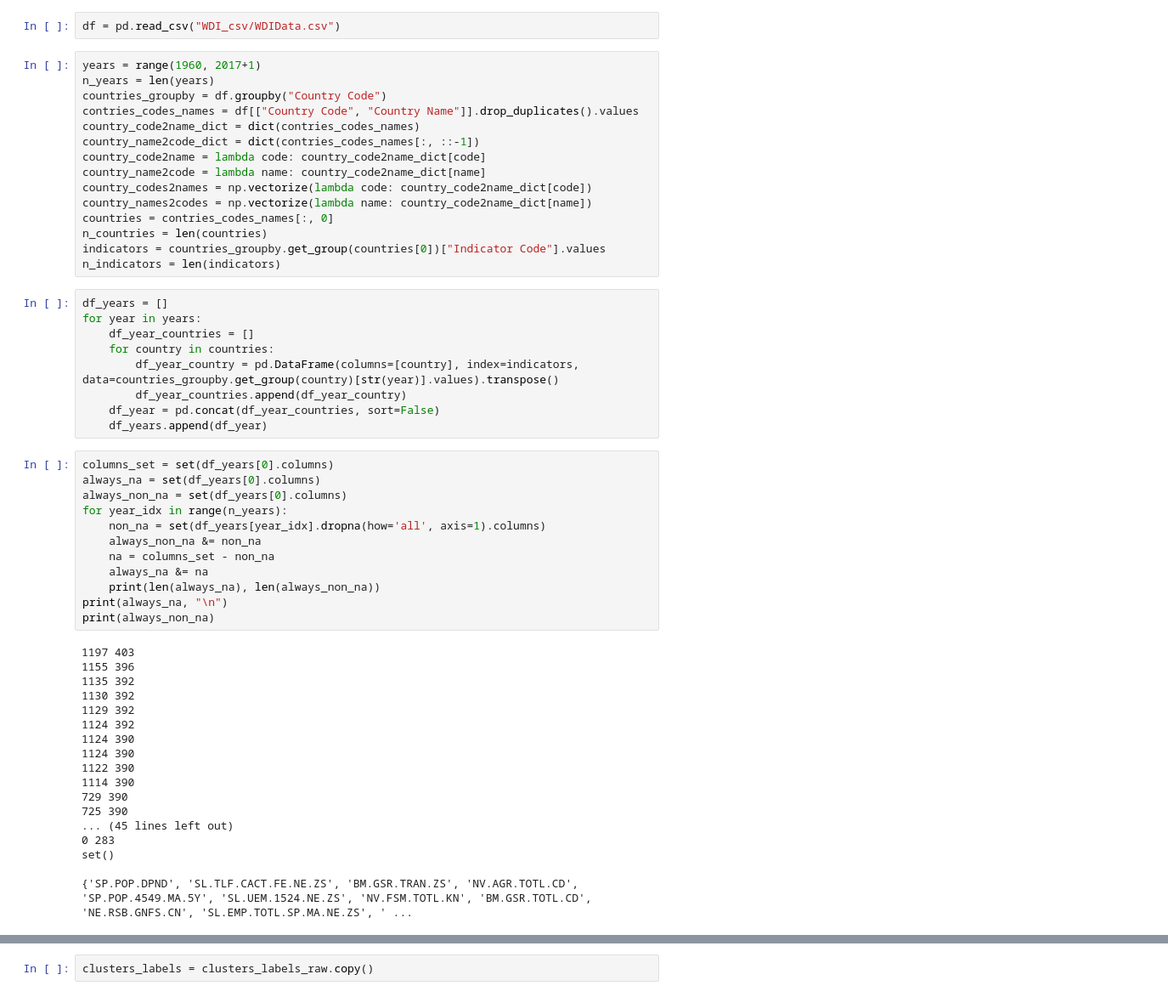
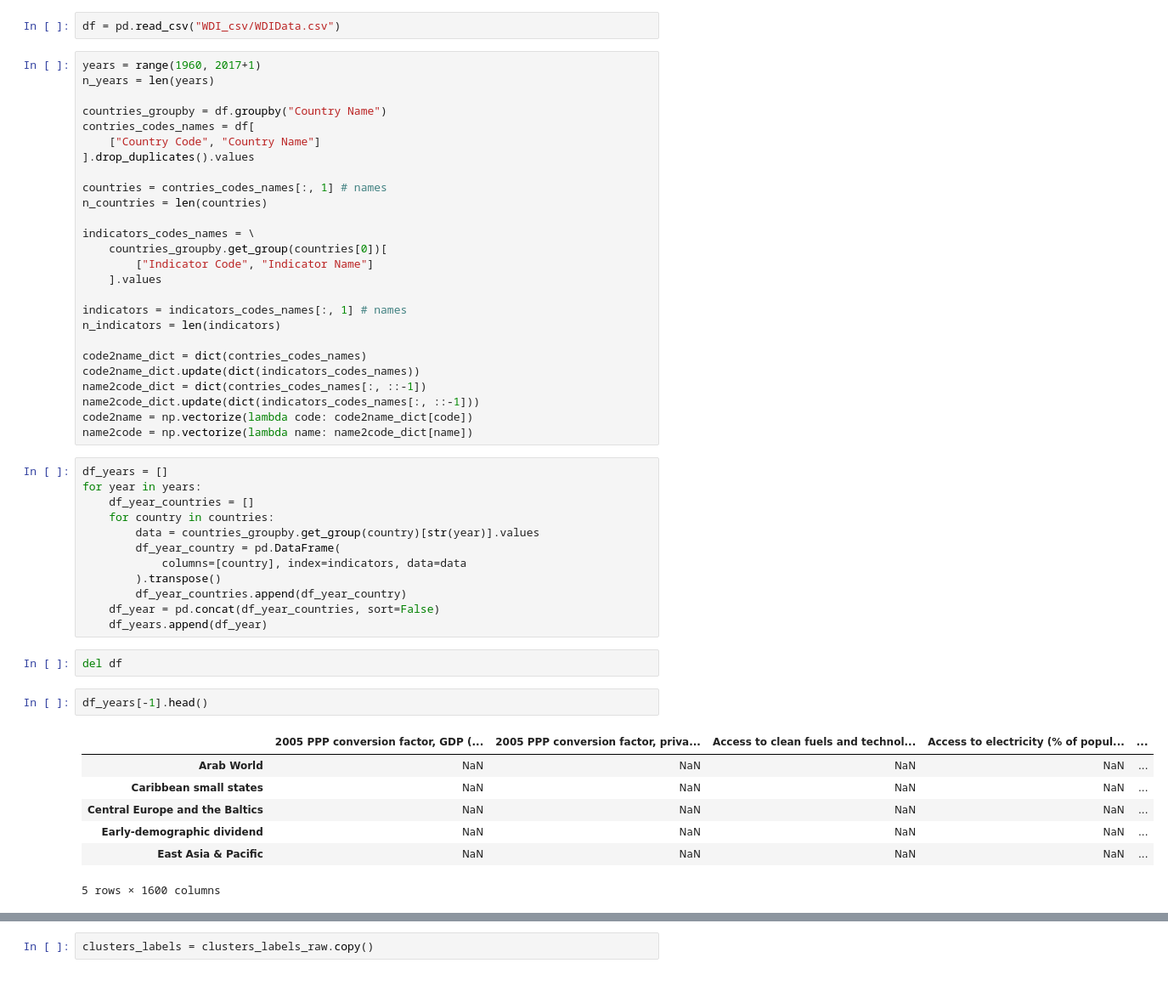
Before and after one commit to garx0/sphere-intell-hw, a Jupyter notebook: hw5/garkavy_hw5.ipynb, the cells around one changed output, grey strips where cells are left out. Shown at 85% size. Saved outputs shown, nothing was run; the diff lists cells and outputs as text.

```diff
--- a/hw5/garkavy_hw5.ipynb
+++ b/hw5/garkavy_hw5.ipynb
@@ -484,54 +485,50 @@ df = pd.read_csv("WDI_csv/WDIData.csv")
 # %%
 years = range(1960, 2017+1)
 n_years = len(years)
-countries_groupby = df.groupby("Country Code")
-contries_codes_names = df[["Country Code", "Country Name"]].drop_duplicates().values
-country_code2name_dict = dict(contries_codes_names)
-country_name2code_dict = dict(contries_codes_names[:, ::-1])
-country_code2name = lambda code: country_code2name_dict[code]
-country_name2code = lambda name: country_code2name_dict[name]
-country_codes2names = np.vectorize(lambda code: country_code2name_dict[code])
-country_names2codes = np.vectorize(lambda name: country_code2name_dict[name])
-countries = contries_codes_names[:, 0]
+
+countries_groupby = df.groupby("Country Name")
+contries_codes_names = df[
+    ["Country Code", "Country Name"]
+].drop_duplicates().values
+
+countries = contries_codes_names[:, 1] # names
 n_countries = len(countries)
-indicators = countries_groupby.get_group(countries[0])["Indicator Code"].values
+
+indicators_codes_names = \
+    countries_groupby.get_group(countries[0])[
+        ["Indicator Code", "Indicator Name"]
+    ].values
+
+indicators = indicators_codes_names[:, 1] # names
 n_indicators = len(indicators)
+
+code2name_dict = dict(contries_codes_names)
+code2name_dict.update(dict(indicators_codes_names))
+name2code_dict = dict(contries_codes_names[:, ::-1])
+name2code_dict.update(dict(indicators_codes_names[:, ::-1]))
+code2name = np.vectorize(lambda code: code2name_dict[code])
+name2code = np.vectorize(lambda name: name2code_dict[name])
 # %%
 df_years = []
 for year in years:
     df_year_countries = []
     for country in countries:
-        df_year_country = pd.DataFrame(columns=[country], index=indicators, data=countries_groupby.get_group(country)[str(year)].values).transpose()
+        data = countries_groupby.get_group(country)[str(year)].values
+        df_year_country = pd.DataFrame(
+            columns=[country], index=indicators, data=data
+        ).transpose()
         df_year_countries.append(df_year_country)
     df_year = pd.concat(df_year_countries, sort=False)
     df_years.append(df_year)
-# %%
-columns_set = set(df_years[0].columns)
-always_na = set(df_years[0].columns)
-always_non_na = set(df_years[0].columns)
-for year_idx in range(n_years):
-    non_na = set(df_years[year_idx].dropna(how='all', axis=1).columns)
-    always_non_na &= non_na
-    na = columns_set - non_na
-    always_na &= na
-    print(len(always_na), len(always_non_na))
-print(always_na, "\n")
-print(always_non_na)
-# %% [output]
-1197 403
-1155 396
-1135 392
-1130 392
-1129 392
-1124 392
-1124 390
-1124 390
-1122 390
-1114 390
-729 390
-725 390
-... (45 lines left out)
-0 283
-set()
-
-{'SP.POP.DPND', 'SL.TLF.CACT.FE.NE.ZS', 'BM.GSR.TRAN.ZS', 'NV.AGR.TOTL.CD', 'SP.POP.4549.MA.5Y', 'SL.UEM.1524.NE.ZS', 'NV.FSM.TOTL.KN', 'BM.GSR.TOTL.CD', 'NE.RSB.GNFS.CN', 'SL.EMP.TOTL.SP.MA.NE.ZS', ' ...
+# %%
+del df
+# %%
+df_years[-1].head()
+# %% [output]
+|  | 2005 PPP conversion factor, GDP (... | 2005 PPP conversion factor, priva... | Access to clean fuels and technol... | Access to electricity (% of popul... | ... |
+| Arab World | NaN | NaN | NaN | NaN | ... |
+| Caribbean small states | NaN | NaN | NaN | NaN | ... |
+| Central Europe and the Baltics | NaN | NaN | NaN | NaN | ... |
+| Early-demographic dividend | NaN | NaN | NaN | NaN | ... |
+| East Asia & Pacific | NaN | NaN | NaN | NaN | ... |
+5 rows × 1600 columns
```
Also changed, not shown: parts of 37 cells of this notebook.
